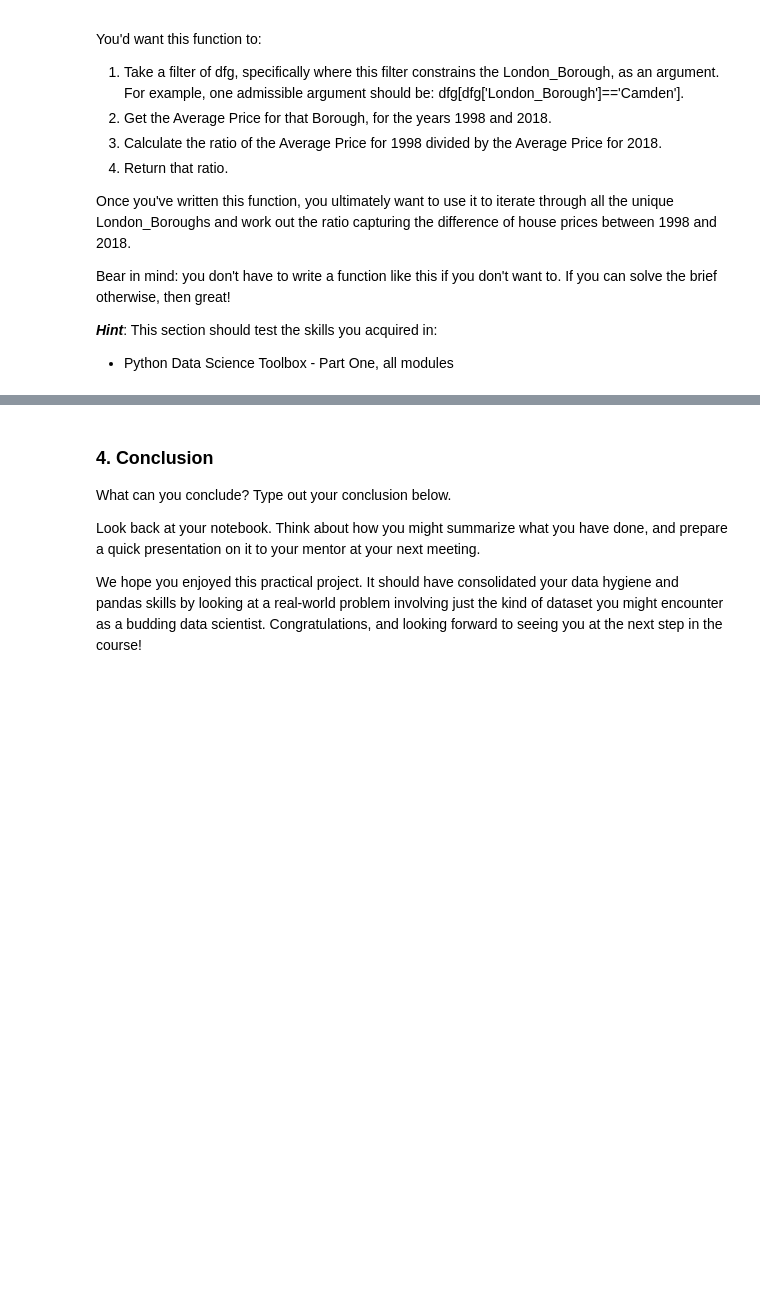
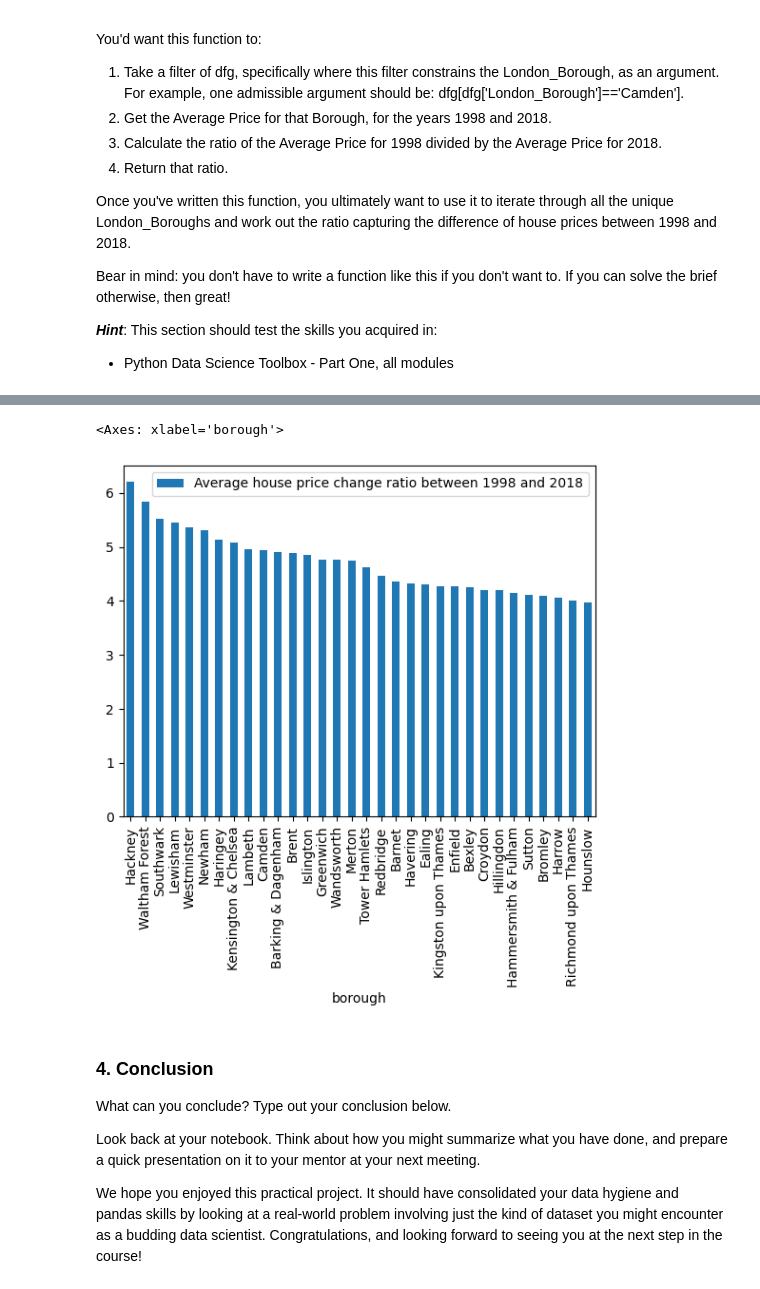
Before and after one commit to gunner-n/springb, a Jupyter notebook: 1581459544_Unit_4_Challenge_-_Tier_3.ipynb/Unit 4 Challenge - Tier 3.ipynb, the cells around one changed output, grey strips where cells are left out. Drawn from its saved outputs; the diff is of its cells as text; code cells hidden in the pictures; blank space fills up the shorter version.

```diff
--- a/1581459544_Unit_4_Challenge_-_Tier_3.ipynb/Unit 4 Challenge - Tier 3.ipynb
+++ b/1581459544_Unit_4_Challenge_-_Tier_3.ipynb/Unit 4 Challenge - Tier 3.ipynb
@@ -170,0 +391,5 @@ Bear in mind: you don't have to write a function like this if you don't want to.
+# %%
+properties_ratio = properties_ratio[properties_ratio['year'] == 1998].merge(properties_ratio[properties_ratio['year'] == 2018],
+                    on = 'borough', how = 'inner', suffixes = ('_1998', '_2018'))
+# %%
+properties_ratio = properties_ratio[['borough','average_price_1998','average_price_2018']]
@@ -170,0 +416,4 @@ Bear in mind: you don't have to write a function like this if you don't want to.
+# %%
+properties_ratio['price_ratio']   = properties_ratio['average_price_2018']/properties_ratio['average_price_1998']
+# %%
+properties_ratio.sort_values('price_ratio', ascending = False, inplace = True)
@@ -171,3 +440,8 @@ Bear in mind: you don't have to write a function like this if you don't want to.
+# %%
+properties_ratio.plot(kind  = 'bar', x  =  'borough',  y = 'price_ratio', label = 'Average house price change ratio between 1998 and 2018')
+# %% [output]
+<Axes: xlabel='borough'>
+[figure, added]
 # %% [markdown]
 ### 4. Conclusion
 What can you conclude? Type out your conclusion below.
```
Also changed, not shown: parts of 33 cells of this notebook.
